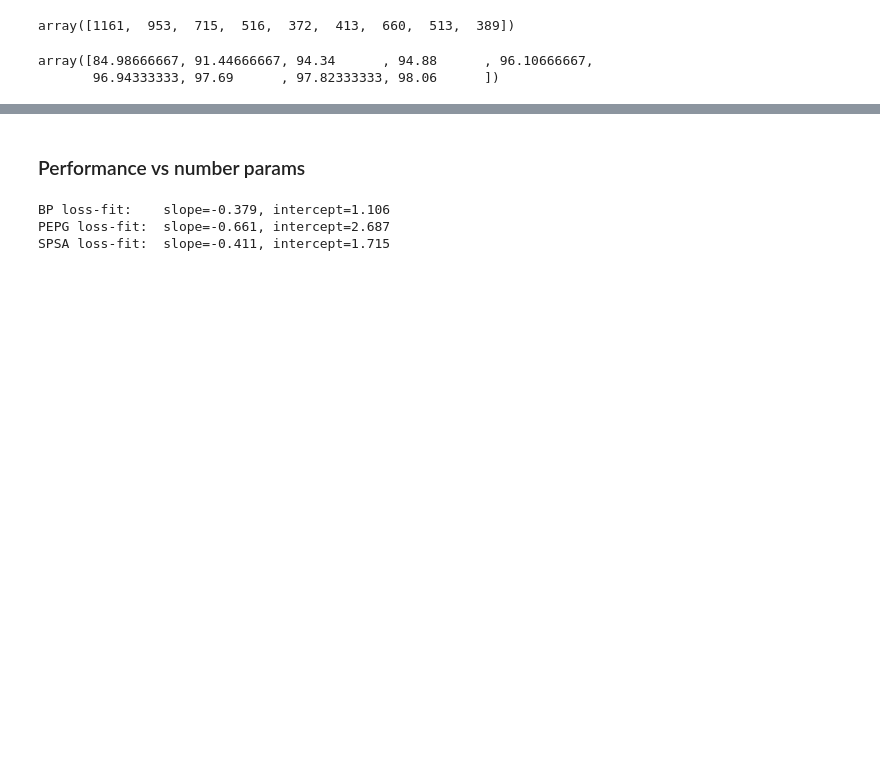
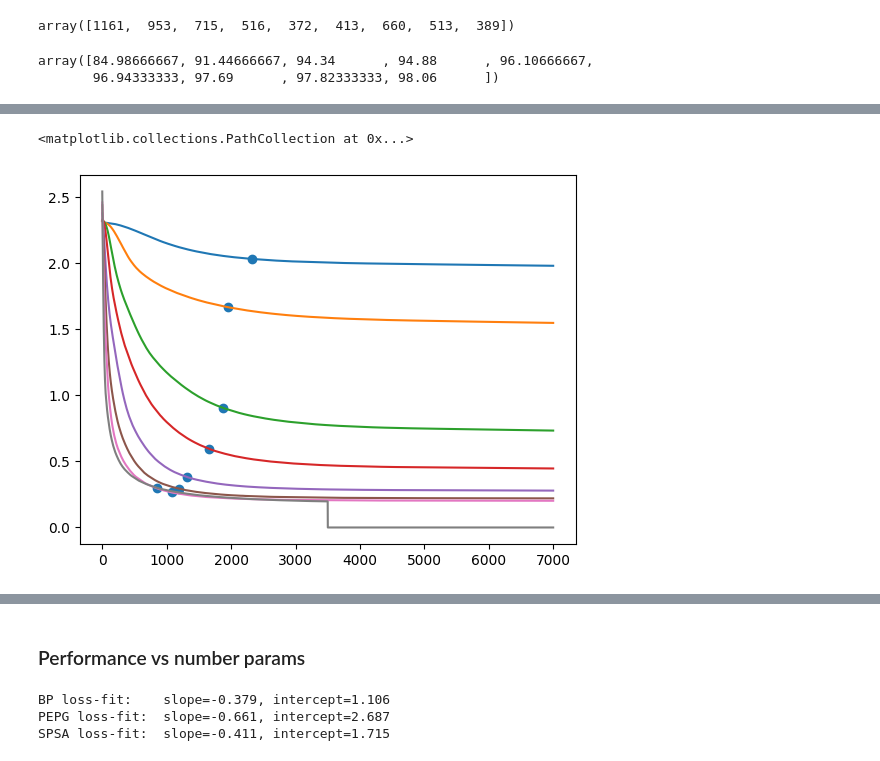
Before and after one commit to ASkalli/nonlinear_oscillator_network, a Jupyter notebook: MNIST/results/convergence_analysis.ipynb, the cells around one changed output, grey strips where cells are left out. Cells and saved outputs as stored; diff of their text form; code cells hidden in the pictures; blank space fills up the shorter version.

```diff
--- a/MNIST/results/convergence_analysis.ipynb
+++ b/MNIST/results/convergence_analysis.ipynb
@@ -410,0 +437,39 @@ intercept -4.909007050902446
+# %%
+
+N_neurons_vec = [5, 10, 20 ,30, 50, 75, 100,150]
+
+
+test_loss_mat = np.zeros((len(N_neurons_vec),len(avg_results_CMA[0]['test_loss'])))
+train_loss_mat = np.zeros((len(N_neurons_vec),len(avg_results_CMA[0]['train_loss'])))
+test_loss_smooth_mat = np.zeros((len(N_neurons_vec),len(avg_results_CMA[0]['test_loss'])))
+test_acc_mat = np.zeros((len(N_neurons_vec),len(avg_results_CMA[0]['test_acc'])))
+idx_start = 100
+knee_idx_CMA = []
+
+for k,D in enumerate(avg_results_CMA):
+
+    test_loss_mat[k,:len( D['test_loss'])] = D['test_loss']
+    train_loss_mat[k,:len(D['train_loss'])] = D['train_loss']
+    test_acc_mat[k,:len(D['test_acc'])] = D['test_acc']
+
+    test_loss_smooth = scipy.signal.savgol_filter(test_loss_mat[k,:len( D['test_loss'])],window_length=100,polyorder=3,axis=-1)
+    test_loss_smooth_mat[k,:len(test_loss_smooth)] = test_loss_smooth
+
+    kneedle = KneeLocator(
+        np.arange(idx_start,np.shape(test_loss_smooth)[-1]), test_loss_smooth[idx_start:],
+        S=1.0,                     # sensitivity (larger -> fewer knees)
+        curve="convex",            # try "concave" if your curve bends the other way
+        direction="decreasing",    # loss goes down with epochs
+        online=False
+    )
+
+    knee_idx_CMA.append(int(kneedle.knee + idx_start))
+
+knee_idx_CMA = np.array(knee_idx_CMA)
+loss_CMA_conv = test_loss_smooth_mat[np.arange(len(N_neurons_vec)),knee_idx_CMA]
+acc_CMA_conv = test_acc_mat[np.arange(len(N_neurons_vec)),knee_idx_CMA]
+plt.plot(test_loss_smooth_mat.T)
+plt.scatter(knee_idx_CMA,loss_CMA_conv)
+# %% [output]
+<matplotlib.collections.PathCollection at 0x...>
+[figure, added]
```
Also changed, not shown: parts of 5 cells of this notebook, 3 other files.
